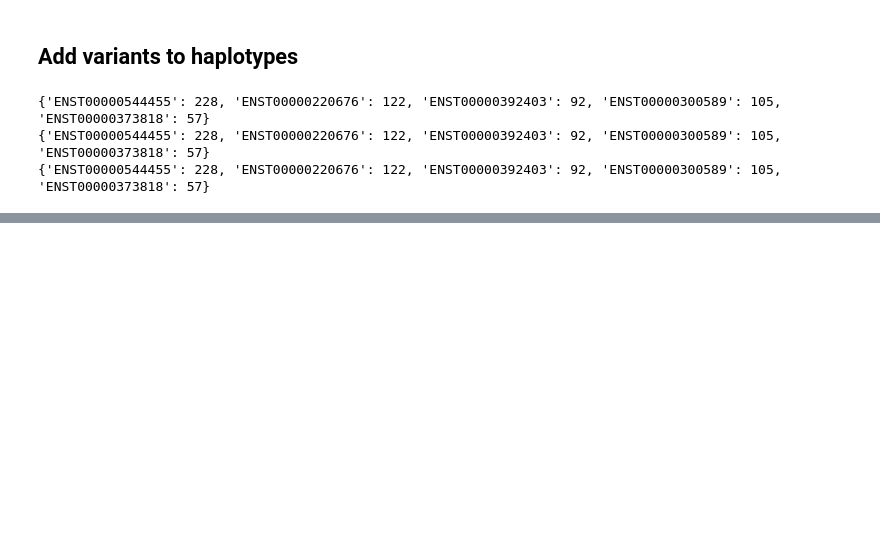
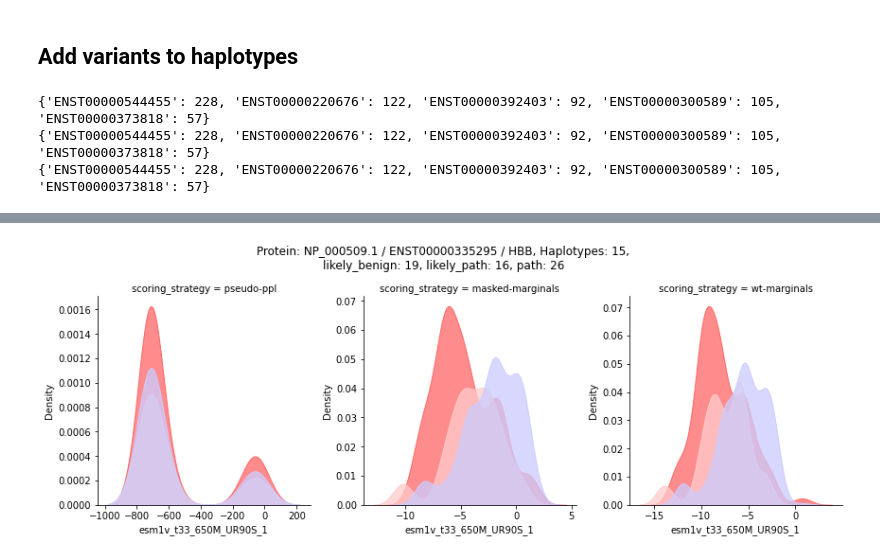
Before and after one commit to bschilder/VEP_protein, a Jupyter notebook: notebooks/haplosaurus.ipynb, the cells around one changed output, grey strips where cells are left out. Saved outputs shown, nothing was run; the diff lists cells and outputs as text; code cells hidden in the pictures; blank space fills up the shorter version.

```diff
--- a/notebooks/haplosaurus.ipynb
+++ b/notebooks/haplosaurus.ipynb
@@ -229,0 +251,6 @@ Text(0.5, 1.1, 'Protein: NP_000518.1, Haplotypes: 1, Variants: 639')
+# %%
+np_id='NP_000509.1'
+
+ESM.plot_vep_density( esm_vep[esm_vep['protein'] == np_id])
+# %% [output]
+[figure, added]
```
Also changed, not shown: parts of 27 cells of this notebook, 6 other files.
